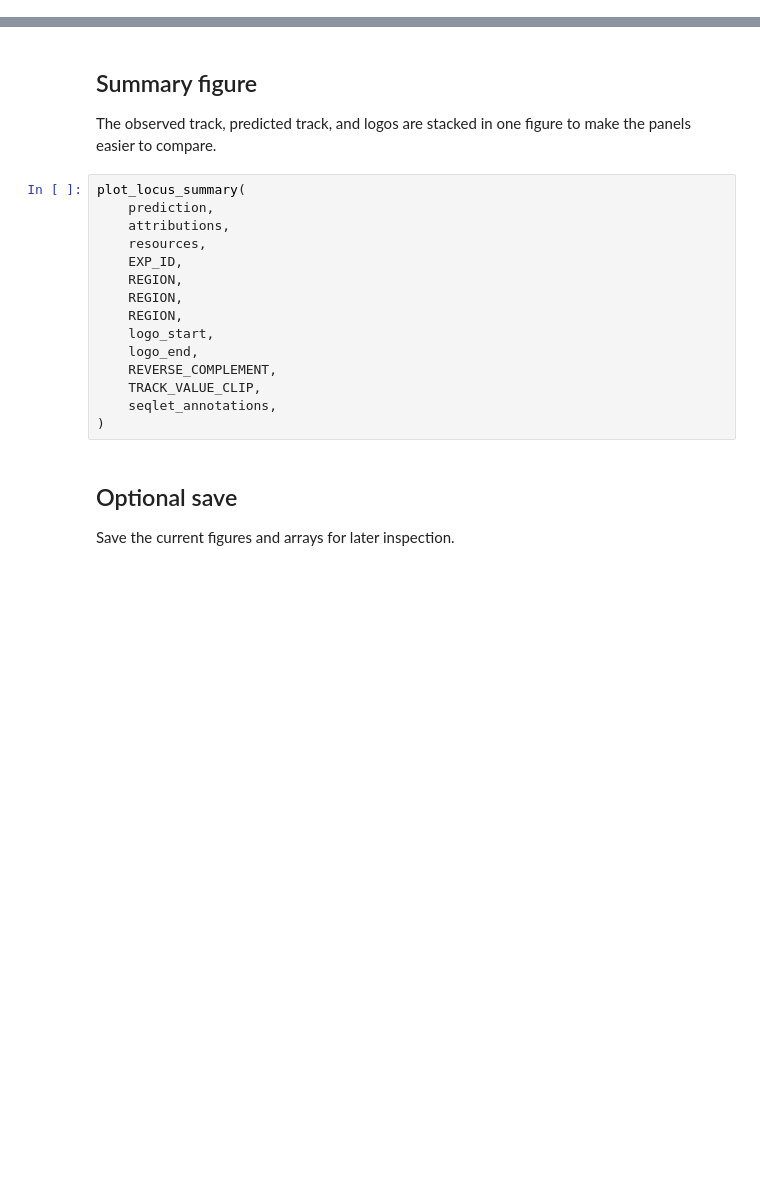
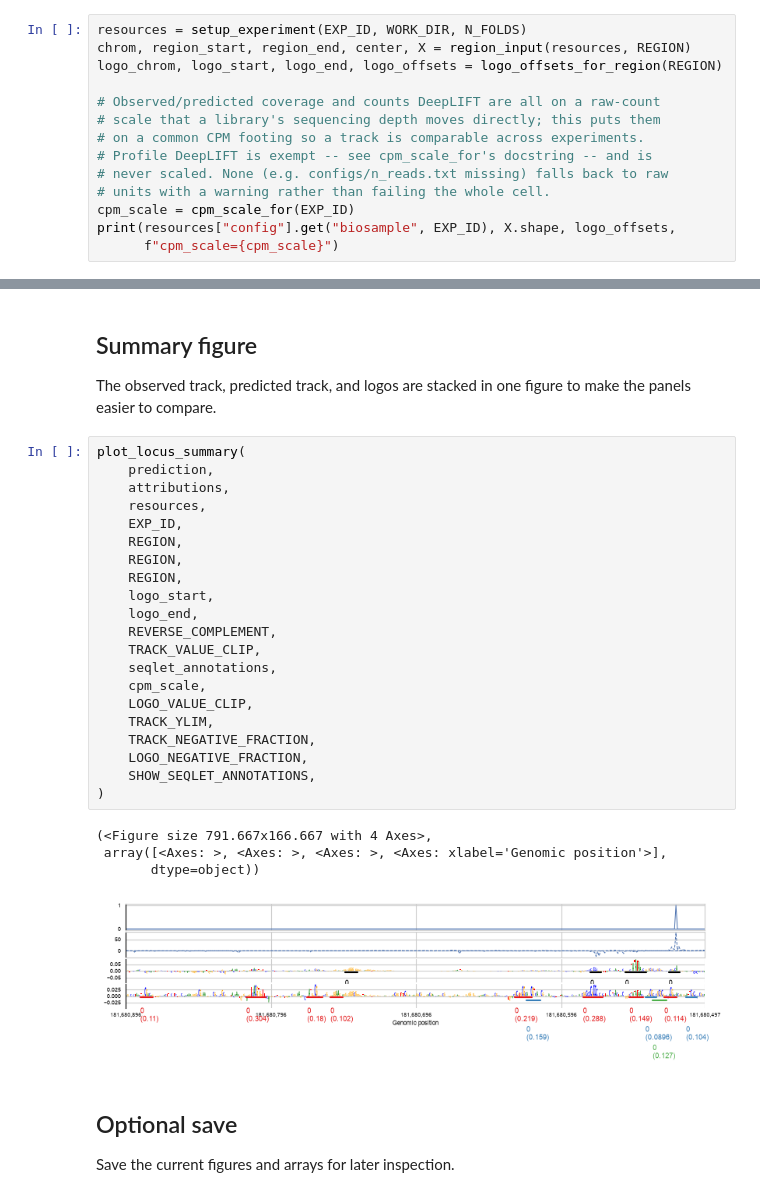
Before and after one commit to kundajelab/procap-atlas, a Jupyter notebook: notebooks/procap_atlas_bpnet_locus_viewer.ipynb, the cells around one changed output, grey strips where cells are left out. Cells and saved outputs as stored; diff of their text form; blank space fills up the shorter version.

```diff
--- a/notebooks/procap_atlas_bpnet_locus_viewer.ipynb
+++ b/notebooks/procap_atlas_bpnet_locus_viewer.ipynb
@@ -158,0 +194,14 @@ print(resources["config"].get("biosample", EXP_ID), X.shape, logo_offsets)
+# %%
+resources = setup_experiment(EXP_ID, WORK_DIR, N_FOLDS)
+chrom, region_start, region_end, center, X = region_input(resources, REGION)
+logo_chrom, logo_start, logo_end, logo_offsets = logo_offsets_for_region(REGION)
+
+# Observed/predicted coverage and counts DeepLIFT are all on a raw-count
+# scale that a library's sequencing depth moves directly; this puts them
+# on a common CPM footing so a track is comparable across experiments.
+# Profile DeepLIFT is exempt -- see cpm_scale_for's docstring -- and is
+# never scaled. None (e.g. configs/n_reads.txt missing) falls back to raw
+# units with a warning rather than failing the whole cell.
+cpm_scale = cpm_scale_for(EXP_ID)
+print(resources["config"].get("biosample", EXP_ID), X.shape, logo_offsets,
+      f"cpm_scale={cpm_scale}")
@@ -197,18 +282,29 @@ The observed track, predicted track, and logos are stacked in one figure to make
 # %%
 plot_locus_summary(
     prediction,
     attributions,
     resources,
     EXP_ID,
     REGION,
     REGION,
     REGION,
     logo_start,
     logo_end,
     REVERSE_COMPLEMENT,
     TRACK_VALUE_CLIP,
     seqlet_annotations,
+    cpm_scale,
+    LOGO_VALUE_CLIP,
+    TRACK_YLIM,
+    TRACK_NEGATIVE_FRACTION,
+    LOGO_NEGATIVE_FRACTION,
+    SHOW_SEQLET_ANNOTATIONS,
 )
+# %% [output]
+(<Figure size 791.667x166.667 with 4 Axes>,
+ array([<Axes: >, <Axes: >, <Axes: >, <Axes: xlabel='Genomic position'>],
+       dtype=object))
+[figure, added]
 # %% [markdown]
 ## Optional save
 
```
Also changed, not shown: parts of 14 cells of this notebook, 7 other files.
